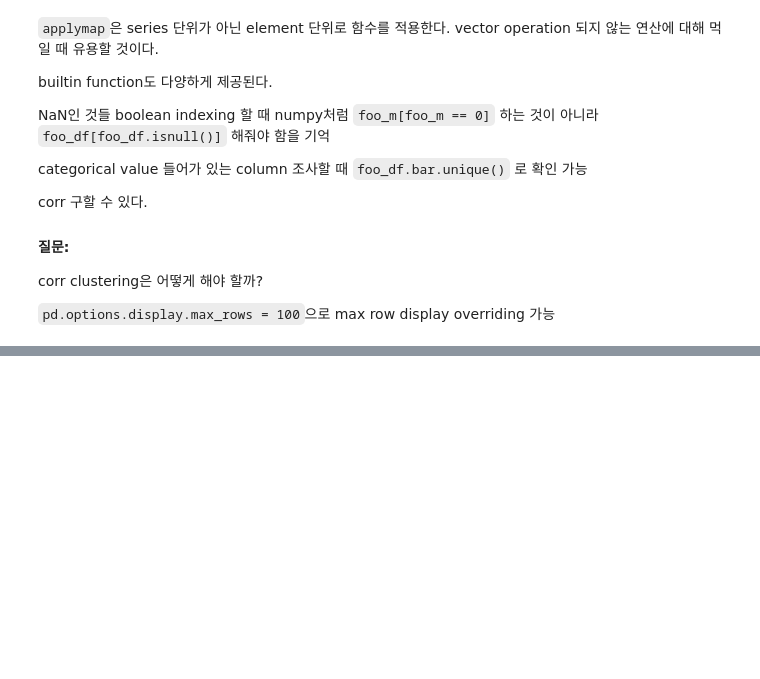
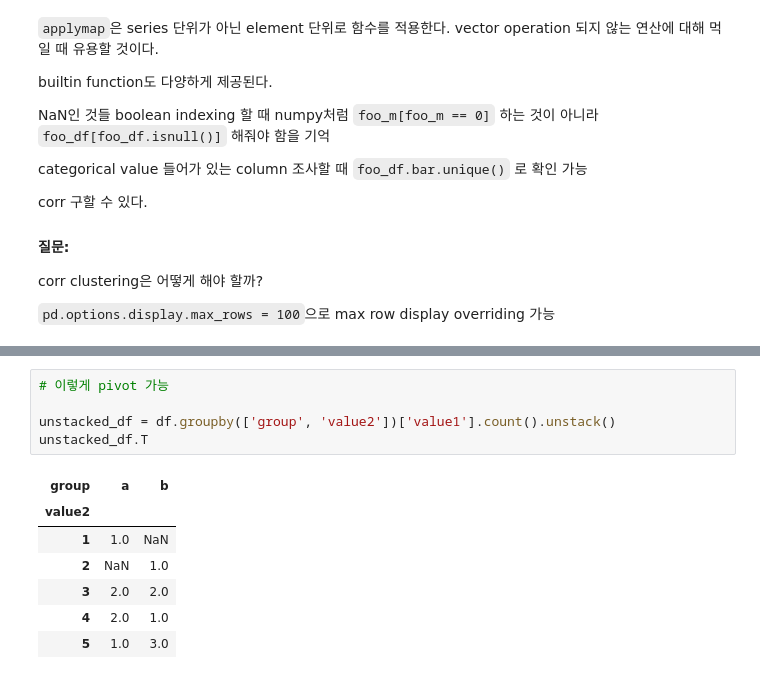
Before and after one commit to jaepil-choi/naver_ai_lectures, a Jupyter notebook: pandas_basics.ipynb, the cells around one changed output, grey strips where cells are left out. Drawn from its saved outputs; the diff is of its cells as text; blank space fills up the shorter version.

```diff
--- a/pandas_basics.ipynb
+++ b/pandas_basics.ipynb
@@ -117,0 +202,13 @@ corr clustering은 어떻게 해야 할까?
+# %%
+# 이렇게 pivot 가능
+
+unstacked_df = df.groupby(['group', 'value2'])['value1'].count().unstack()
+unstacked_df.T
+# %% [output]
+| group | a | b |
+| value2 |  |  |
+| 1 | 1.0 | NaN |
+| 2 | NaN | 1.0 |
+| 3 | 2.0 | 2.0 |
+| 4 | 2.0 | 1.0 |
+| 5 | 1.0 | 3.0 |
```
Also changed, not shown: parts of 11 cells of this notebook.
